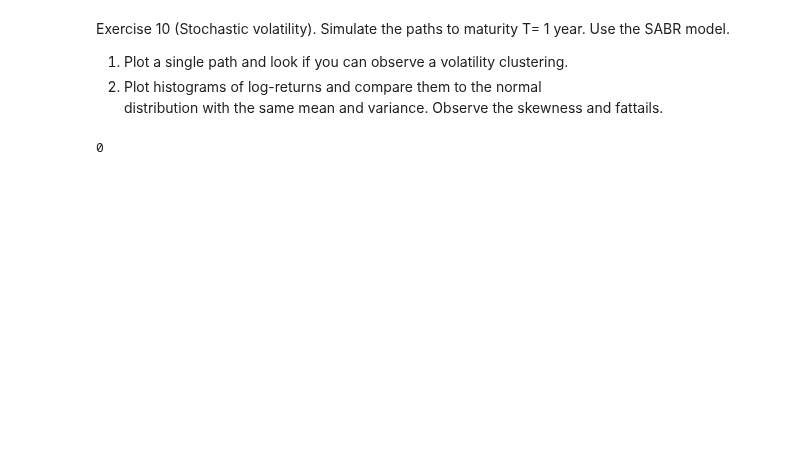
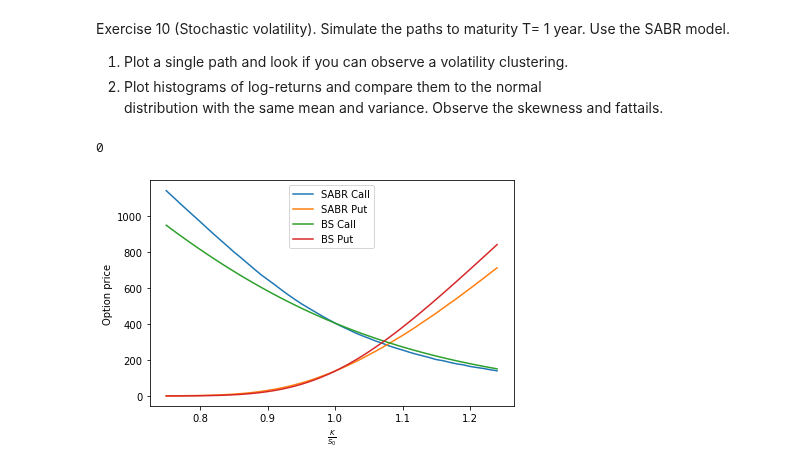
Before and after one commit to WillemJan9519/SPFDM-2, a Jupyter notebook: SPFDM 2.ipynb, the cells around one changed output. Saved outputs shown, nothing was run; the diff lists cells and outputs as text; code cells hidden in the pictures; blank space fills up the shorter version.

Commit message:
Now matching vola for both put and call

```diff
--- a/SPFDM 2.ipynb
+++ b/SPFDM 2.ipynb
@@ -170,14 +170,14 @@ class MonteCarlo():
         return optionprice
 
 
-    def minimizer(self,params):
+    def minimizer(self,params,type_):
         SABR_price, strike = params
         optim = minimize(fun=(lambda implied_vola: np.abs(self.black_scholes(self.F0,
                                                      strike,
                                                      self.T,
                                                      self.rf,
                                                      implied_vola,
-                                                     call_put='call')-SABR_price)),x0=0.4,tol=1e-10,method='Nelder-Mead')
+                                                     call_put=type_)-SABR_price)),x0=0.4,tol=1e-10,method='Nelder-Mead')
         return optim.x
 
     def parallel_option(self,K,type_='call'):
@@ -198,7 +198,7 @@ class MonteCarlo():
         BSprices      = np.zeros(len(prices))
 
 
-        implied_volas = np.array(Parallel(n_jobs=22)(delayed(self.minimizer)(params) for params in zip(prices,strikerange)))
+        implied_volas = np.array(Parallel(n_jobs=22)(delayed(self.minimizer)(params,type_='call') for params in zip(prices,strikerange)))
         BSprices = np.array([self.black_scholes(self.F0,strikerange[w],
                                                  self.T,
                                                  self.rf,
@@ -219,7 +219,7 @@ class MonteCarlo():
     def plot_prices_strikes(self):
         """This function will create K/S0 plot of call and put prices for SABR and BS model"""
         # Define range of strike ratios
-        ratiorange = np.arange(0.75,1.25,0.005)
+        ratiorange = np.arange(0.75,1.25,0.01)
         # Convert ratio to true strike price
         strikerange = ratiorange * self.F0
         # for each of these strikes, obtain SABR option price
@@ -228,19 +228,20 @@ class MonteCarlo():
 
         # Set BS vola to initial SABR vola
         # Find volatility that sets BS price at K=S to SABR price
-        BSvola = self.minimizer((SABRcall[np.argmin(np.abs(ratiorange-1))],self.F0))
+        BSvolacall = self.minimizer((SABRcall[np.argmin(np.abs(ratiorange-1))],self.F0),'call')
+        BSvolaput  = self.minimizer((SABRput[np.argmin(np.abs(ratiorange-1))],self.F0),'put')
 
 
         # Obtain BS prices for calls and puts
         BScall   = np.array([self.black_scholes(self.F0,strike,
                                                  self.T,
                                                  self.rf,
-                                                 BSvola,
+                                                 BSvolacall,
                                                  call_put='call') for strike in strikerange])
         BSput   = np.array([self.black_scholes(self.F0,strike,
                                                  self.T,
                                                  self.rf,
-                                                 BSvola,
+                                                 BSvolaput,
                                                  call_put='put') for strike in strikerange])
 
         # Start plotting
@@ -250,31 +251,32 @@ class MonteCarlo():
         ax.plot(ratiorange,BScall,   label='BS Call')
         ax.plot(ratiorange,BSput,    label='BS Put')
         ax.set_xlabel(r'$\frac{K}{S_0}$')
         ax.set_ylabel('Option price')
         plt.legend()
         plt.tight_layout()
         plt.show()
 
     def option_price(self, optiontype='call',K=None):
         """Equate option price by taking option value for each path, averaging and discounting back
            to present day value using risk free rate. """
         # Get prices
         if not K:
             K = self.K
         prices, volatility = self.simulate_many()
         # Get final prices
         finalprices = prices[:,-1]
         # calculate option values
         if optiontype == 'call':
             optionvalues = np.max(np.vstack((np.zeros(len(finalprices)),finalprices-K)),axis=0)
         elif optiontype == 'put':
             optionvalues = np.max(np.vstack((np.zeros(len(finalprices)),K-finalprices)),axis=0)
         optionvalue = np.mean(optionvalues)
         # Discount to present value
         optionvalue = np.exp(-self.rf*self.T) * optionvalue
         return optionvalue
 
-MC = MonteCarlo(50000,25,T=1.5,F=3500, sigma=0.2, alpha=0.5, beta=1, rho=-0.7,K=3300, rf=0)
+MC = MonteCarlo(1000000,25,T=1.5,F=3500, sigma=0.2, alpha=0.5, beta=1, rho=-0.7,K=3300, rf=0)
 MC.plot_prices_strikes()
 # %% [output]
 0
+[figure, added]
```
